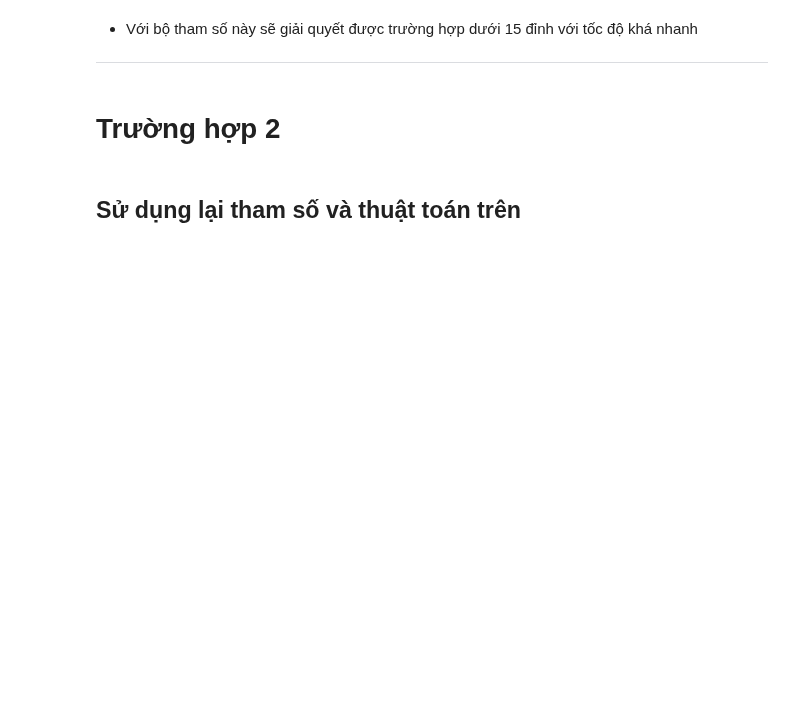
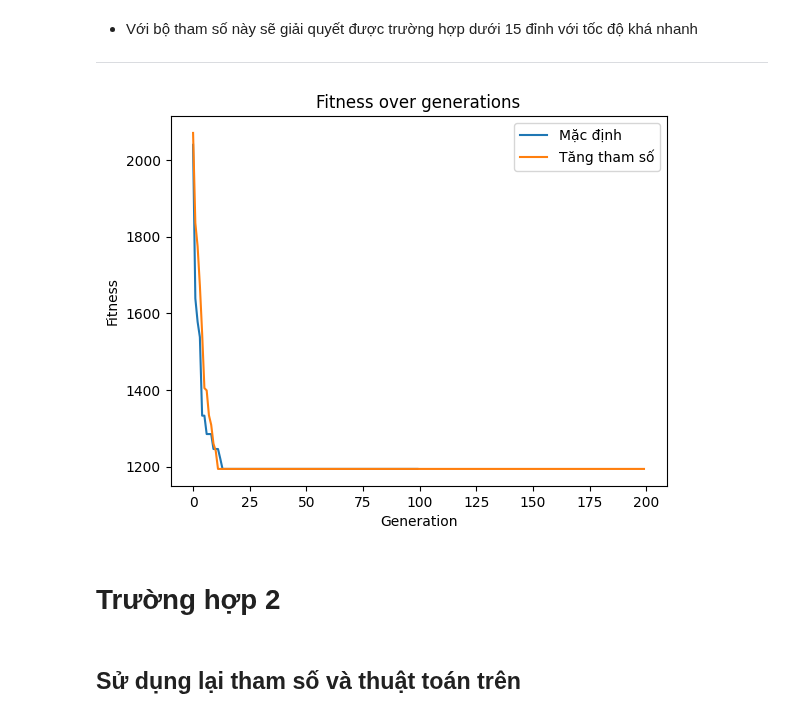
Before and after one commit to ThienNguyen3001/Travelling-Salesman-AI-Final, a Jupyter notebook: Experiment/Experiment 4.ipynb, the cells around one changed output. Drawn from its saved outputs; the diff is of its cells as text; code cells hidden in the pictures; blank space fills up the shorter version.

```diff
--- a/Experiment/Experiment 4.ipynb
+++ b/Experiment/Experiment 4.ipynb
@@ -50,6 +64,26 @@ plot_fitness(fitness1)
 # %% [markdown]
 * Với bộ tham số này sẽ giải quyết được trường hợp dưới 15 đỉnh với tốc độ khá nhanh
 ---
+# %%
+distances1, route1, fitness1 = solve(problem1)
+while (distances1 != 1194):
+    distances1, route1, fitness1 = solve(problem1)
+
+distances2, route1, fitness2 = solve(problem1, generations=200, mutation_rate=0.05, population_size=200)
+while (distances2 != 1194):
+    distances2, route1, fitness2 = solve(problem1, generations=200, mutation_rate=0.05, population_size=200)
+
+
+# Plot both fitness1 and fitness2 on the same graph
+plt.plot(fitness1, label='Mặc định')
+plt.plot(fitness2, label='Tăng tham số')
+plt.xlabel("Generation")
+plt.ylabel("Fitness")
+plt.title("Fitness over generations")
+plt.legend()
+plt.show()
+# %% [output]
+[figure, added]
 # %% [markdown]
 # Trường hợp 2
 # %%
```
Also changed, not shown: parts of 16 cells of this notebook.
